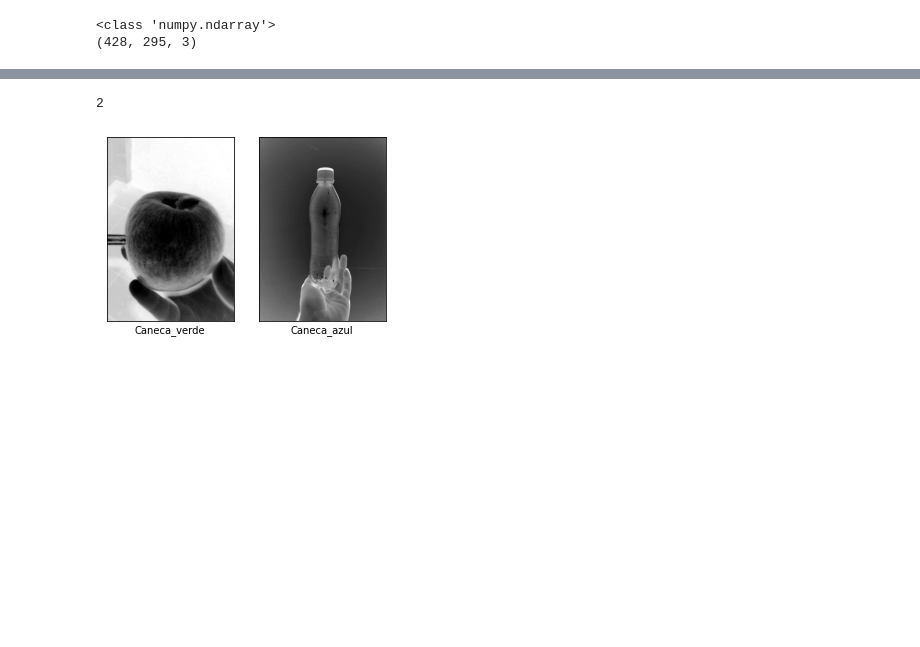
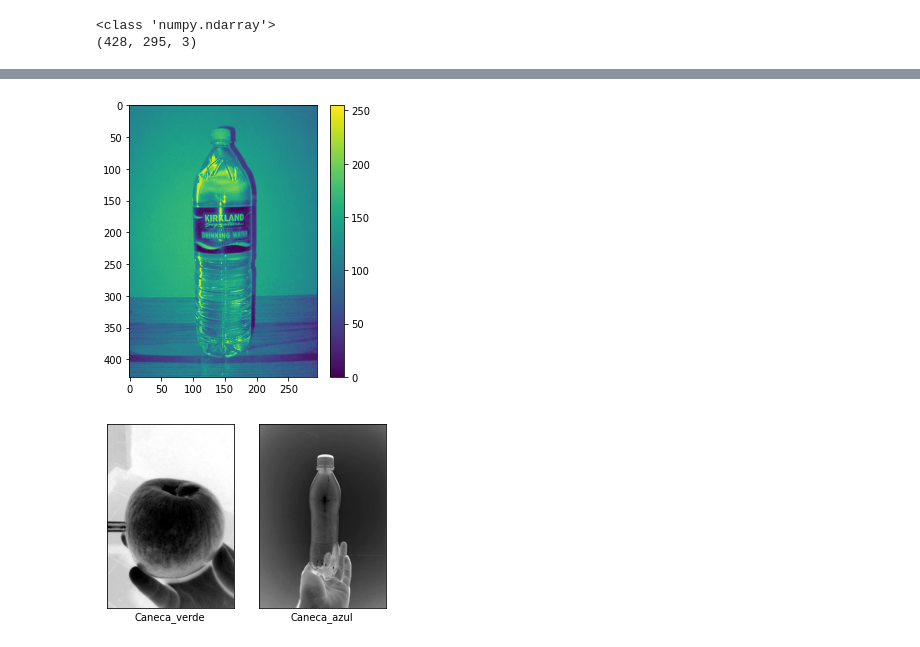
Before and after one commit to AlejandroSanchez01/Hackaton_Reor, a Jupyter notebook: Colab/Ejemplo_RedNeuronal_HackatonReor.ipynb, the cells around one changed output, grey strips where cells are left out. Cells and saved outputs as stored; diff of their text form; code cells hidden in the pictures; blank space fills up the shorter version.

```diff
--- a/Colab/Ejemplo_RedNeuronal_HackatonReor.ipynb
+++ b/Colab/Ejemplo_RedNeuronal_HackatonReor.ipynb
@@ -95,10 +99,14 @@ print(data2.shape)
+# %%
+plt.figure(figsize=(5,5)) #Crea una figura
+plt.imshow(data2[:,:,0])# muestra un input en formato RGB
+plt.colorbar() #Barrita lateral
+plt.grid(False)#No dibujes gradilla
+plt.show() #Muestra
+# %% [output]
+[figure, added]
 # %%
 test_images = np.array([data2[:,:,0]/255.0])
 test_labels = np.array([1])
-# %%
-len(train_images)
-# %% [output]
-2
 # %%
 #class_names = ["Manzana","Botella"]
 class_names = ["Caneca_verde","Caneca_azul"]
```
Also changed, not shown: parts of 8 cells of this notebook, 1 other file.
